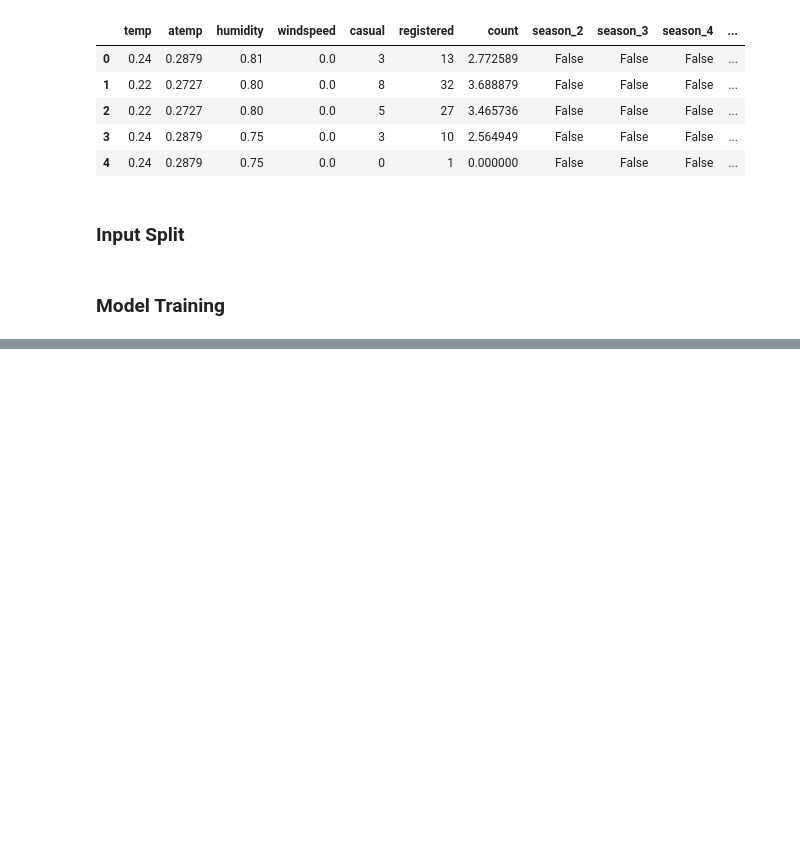
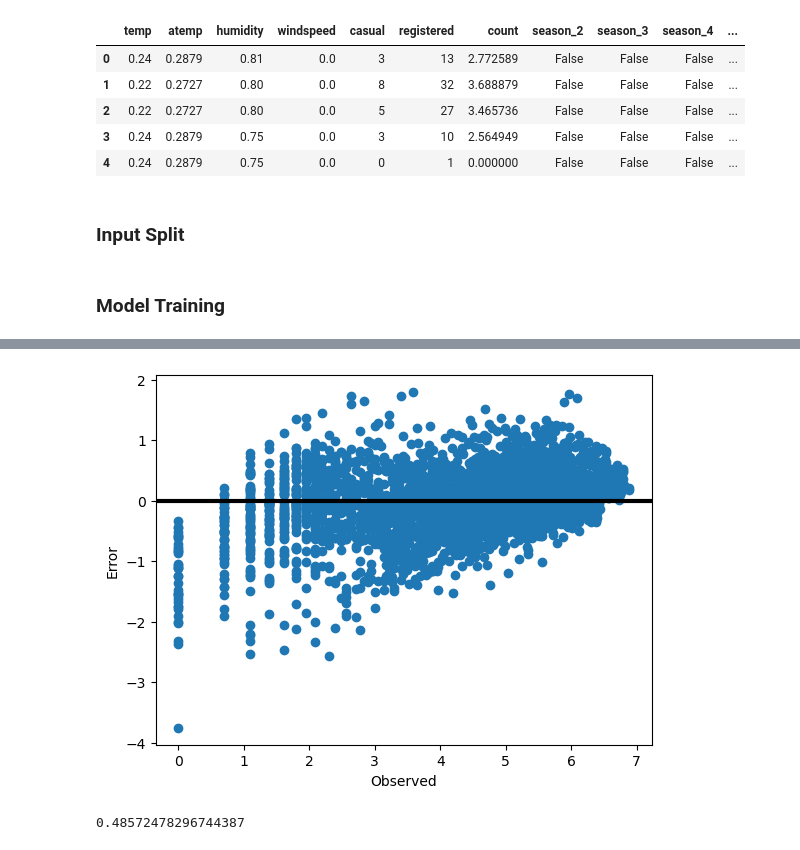
Before and after one commit to longmen2019/Machine-Learning-Notebooks, a Jupyter notebook: Bike Sharing Demand Analysis - Regression/Bike Sharing Demand Analysis - Regression.ipynb, the cells around one changed output, grey strips where cells are left out. Drawn from its saved outputs; the diff is of its cells as text; code cells hidden in the pictures; blank space fills up the shorter version.

```diff
--- a/Bike Sharing Demand Analysis - Regression/Bike Sharing Demand Analysis - Regression.ipynb
+++ b/Bike Sharing Demand Analysis - Regression/Bike Sharing Demand Analysis - Regression.ipynb
@@ -508,0 +526,53 @@ def train(model):
+# %%
+from sklearn.model_selection import train_test_split
+x_train, x_test, y_train, y_test = train_test_split(X, y, test_size=0.25, random_state=42)
+# %%
+# Import the RandomForestRegressor class to create a random forest regression model.
+model = RandomForestRegressor()
+
+# Train the random forest regression model using the training data (features and target values).
+# 'x_train' represents the input features for training, and 'y_train' represents the corresponding target labels.
+model.fit(x_train, y_train)
+
+# Use the trained model to predict the target values for the test data (input features 'x_test').
+# This generates predictions ('y_pred') based on patterns learned during training.
+y_pred = model.predict(x_test)
+# %%
+# Calculate the error (residuals) by subtracting the predicted values ('y_pred') from the actual observed values ('y_test').
+# This represents how far off the predictions are from the true values.
+error = y_test - y_pred
+
+# Create a new figure and axis for plotting using Matplotlib's object-oriented interface.
+# 'fig' is the figure object, and 'ax' is the axis object where the plot will be drawn.
+fig, ax = plt.subplots()
+
+# Create a scatter plot of the observed values ('y_test') against their corresponding errors.
+# This visualizes the relationship between the true values and the prediction errors.
+ax.scatter(y_test, error)
+
+# Add a horizontal line at y=0 to indicate the baseline where predictions perfectly match the true values.
+# The line is styled with a line width ('lw') of 3 and is colored black for emphasis.
+ax.axhline(lw=3, color='black')
+
+# Label the x-axis as 'Observed' to indicate that it represents the actual observed values ('y_test').
+ax.set_xlabel('Observed')
+
+# Label the y-axis as 'Error' to show that it represents the prediction errors ('error').
+ax.set_ylabel('Error')
+
+# Display the plot to visualize the error difference between predictions and observed values.
+plt.show()
+# %% [output]
+[figure, added]
+# %%
+# Import the 'mean_squared_error' function from the 'metrics' module of the sklearn library.
+# This function is used to calculate the mean squared error (MSE), a common metric for evaluating regression models.
+from sklearn.metrics import mean_squared_error
+
+# Calculate the root mean squared error (RMSE) by first computing the MSE using the true values ('y_test')
+# and predicted values ('y_pred'), then taking the square root of the result.
+# The RMSE provides a measure of the average error magnitude between the predicted and true values,
+# with the error expressed in the same units as the target variable.
+np.sqrt(mean_squared_error(y_test, y_pred))
+# %% [output]
+0.48572478296744387
```
Also changed, not shown: parts of 2 cells of this notebook.
